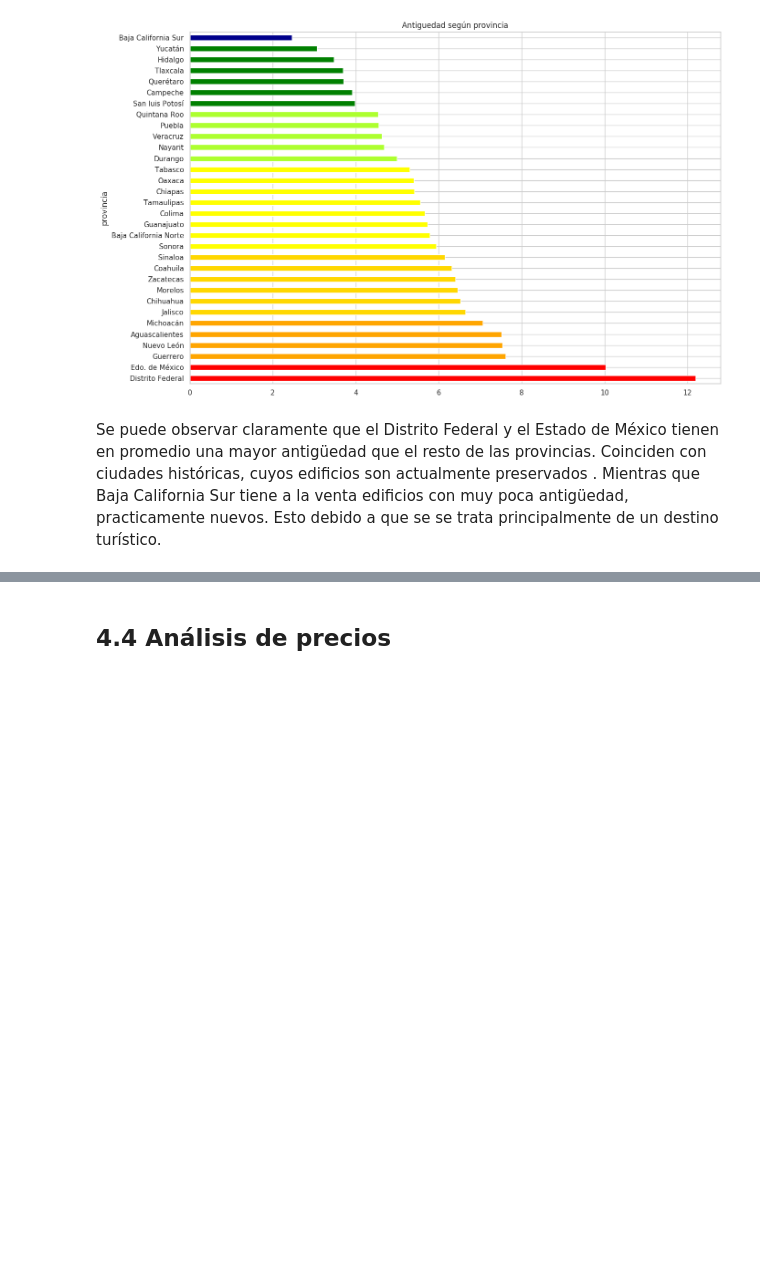
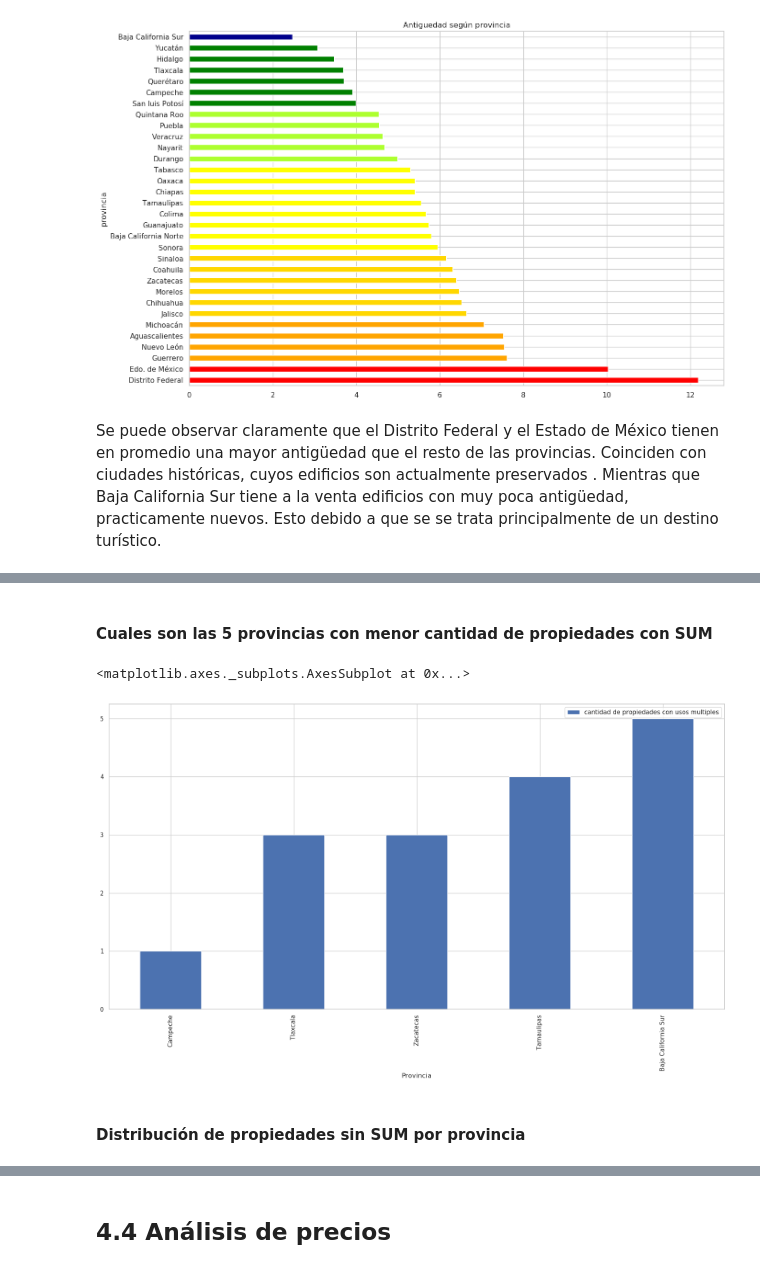
Before and after one commit to tomasSabao/TP1-OrganizacionDeDatos, a Jupyter notebook: TP1.ipynb, the cells around one changed output, grey strips where cells are left out. Cells and saved outputs as stored; diff of their text form; code cells hidden in the pictures; blank space fills up the shorter version.

```diff
--- a/TP1.ipynb
+++ b/TP1.ipynb
@@ -415,0 +465,11 @@ Se puede observar claramente que el Distrito Federal y el Estado de México tien
+# %% [markdown]
+#### Cuales son las 5 provincias con menor cantidad de propiedades con SUM
+# %%
+para_mostrar=df_usosmultiples_porprovincia.sort_values('cantidad de propiedades con usos multiples')
+para_mostrar=para_mostrar.iloc[:5]
+para_mostrar.plot.bar(x='Provincia')
+# %% [output]
+<matplotlib.axes._subplots.AxesSubplot at 0x...>
+[figure, added]
+# %% [markdown]
+#### Distribución de propiedades sin SUM por provincia
```
Also changed, not shown: parts of 105 cells of this notebook.
